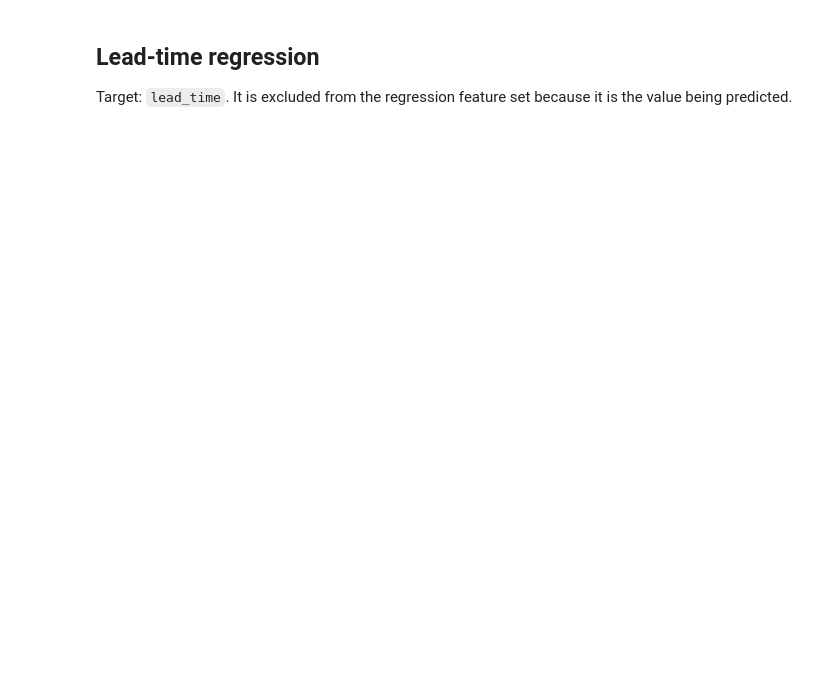
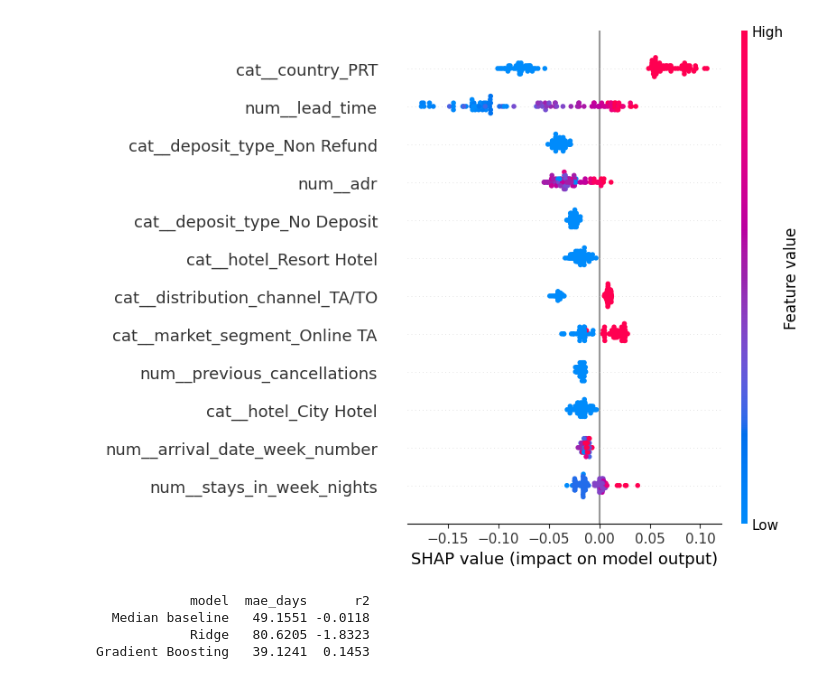
Before and after one commit to dbechrakis/hotel-booking-cancellation-ml, a Jupyter notebook: notebooks/Hotel_Booking_Complete.ipynb, the cells around one changed output. Cells and saved outputs as stored; diff of their text form; code cells hidden in the pictures; blank space fills up the shorter version.

```diff
--- a/notebooks/Hotel_Booking_Complete.ipynb
+++ b/notebooks/Hotel_Booking_Complete.ipynb
@@ -61,12 +68,10 @@ results_clf=pd.DataFrame(results,columns=['Model','Accuracy','F1']).round(4); pr
 # %%
-rf=fitted['Random Forest']
-Xt=rf.named_steps['prep'].transform(X_test.iloc[:500])
-feature_names=np.array(num_cols+list(rf.named_steps['prep'].named_transformers_['cat']['ohe'].get_feature_names_out(cat_cols)))
-sv=shap.TreeExplainer(rf.named_steps['model']).shap_values(Xt)
+# Explain model behaviour on held-out observations; SHAP is not causal evidence.
+import shap
+rf=fitted['Random Forest']; xt=rf.named_steps['prep'].transform(X.loc[test].iloc[:100])
+sv=shap.TreeExplainer(rf.named_steps['model']).shap_values(xt,check_additivity=False)
 sv=sv[1] if isinstance(sv,list) else (sv[:,:,1] if getattr(sv,'ndim',0)==3 else sv)
-shap.summary_plot(sv,Xt,feature_names=feature_names,max_display=15,show=False)
-plt.title('SHAP Summary — Top Drivers of Cancellation Risk'); plt.tight_layout(); plt.savefig('shap_classification.png',dpi=150,bbox_inches='tight'); plt.show()
+shap.summary_plot(sv,xt,feature_names=rf.named_steps['prep'].get_feature_names_out(),max_display=12,show=False)
+plt.tight_layout();plt.savefig(OUT/'shap_classification.png',dpi=160,bbox_inches='tight');plt.show()
+# %% [output]
+[figure, added]
-# %% [markdown]
-## Lead-time regression
-
-Target: `lead_time`. It is excluded from the regression feature set because it is the value being predicted.
@@ -89,0 +78,17 @@ shap.summary_plot(rsv,Xrt,feature_names=rnames,max_display=15,show=False); plt.t
+# %%
+# Retrospective regression uses the same temporal populations; lead_time is removed.
+Xr=X.drop(columns='lead_time');yr=df['lead_time'];regrows=[]
+regmodels={'Median baseline':DummyRegressor(strategy='median'),'Ridge':Ridge(alpha=1.0),'Gradient Boosting':GradientBoostingRegressor(n_estimators=200,max_depth=5,learning_rate=.1,random_state=42)}
+for name,model in regmodels.items():
+    pipe=Pipeline([('prep',preprocessing(Xr.loc[train])),('model',model)])
+    pipe.fit(Xr.loc[train],yr.loc[train]);pred=pipe.predict(Xr.loc[test])
+    regrows.append({'model':name,'mae_days':mean_absolute_error(yr.loc[test],pred),'r2':r2_score(yr.loc[test],pred)})
+regmetrics=pd.DataFrame(regrows);regmetrics.to_csv(OUT/'regression_metrics.csv',index=False)
+print(regmetrics.round(4).to_string(index=False))
+manifest={'source_sha256':hashlib.sha256(source.read_bytes()).hexdigest(),'raw_rows':len(raw),'train_rows':int(train.sum()),'test_rows':int(test.sum()),'purged_rows':int((~train&~test).sum()),'booking_date_cutoff':str(cutoff.date()),'train_cancellation_rate':float(y.loc[train].mean()),'test_cancellation_rate':float(y.loc[test].mean()),'features':features,'split':'inferred booking date; training stays and labels matured before cutoff','threshold':0.5}
+(OUT/'validation.json').write_text(json.dumps(manifest,indent=2))
+# %% [output]
+            model  mae_days      r2
+  Median baseline   49.1551 -0.0118
+            Ridge   80.6205 -1.8323
+Gradient Boosting   39.1241  0.1453
```
Also changed, not shown: parts of 15 cells of this notebook, 10 other files.
